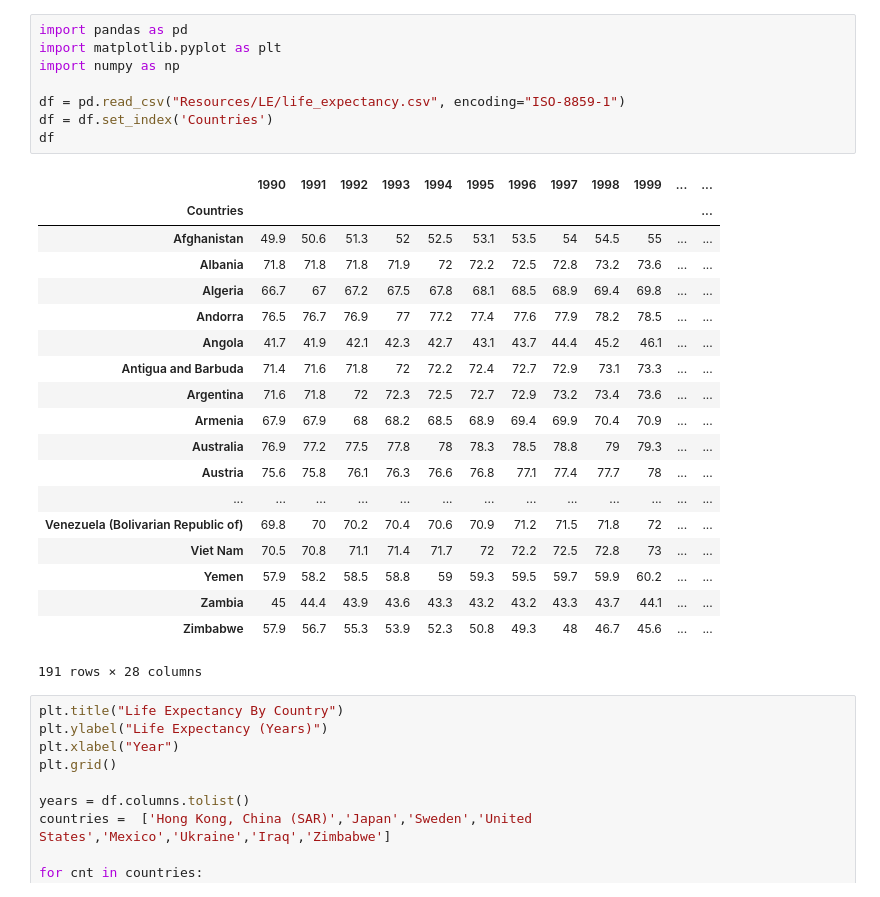
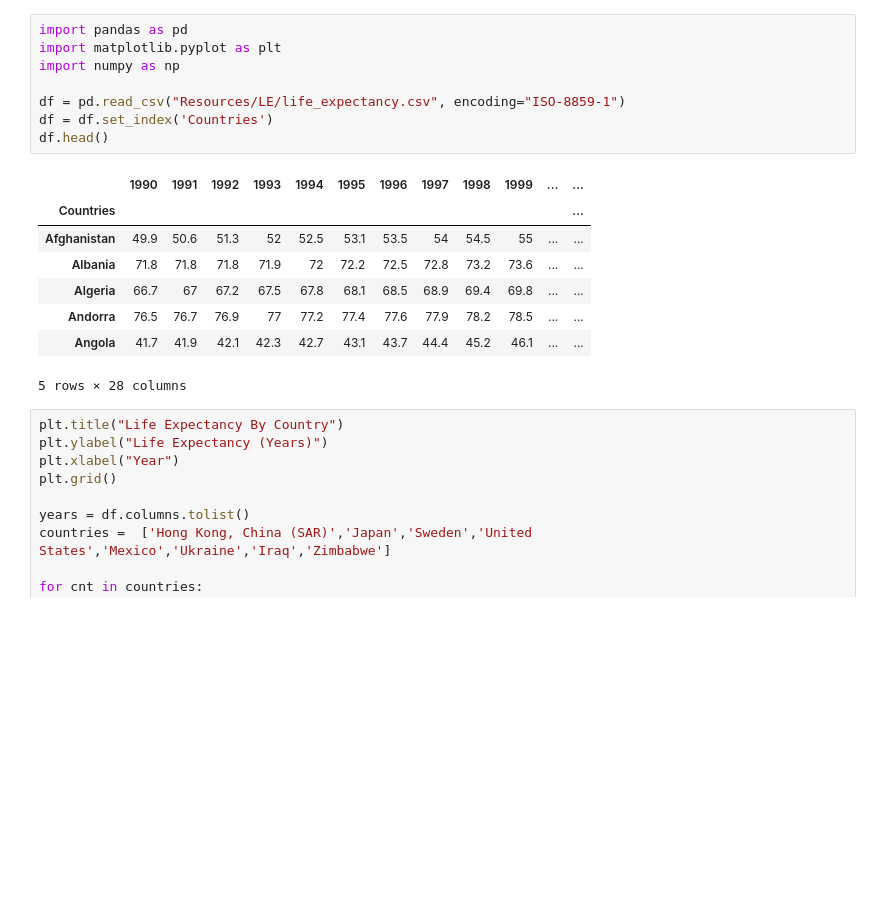
Before and after one commit to mikequaltrium/TecDataProject1Clean, a Jupyter notebook: ChartsAndPlots.ipynb, the cells around one changed output. Drawn from its saved outputs; the diff is of its cells as text; blank space fills up the shorter version.

```diff
--- a/ChartsAndPlots.ipynb
+++ b/ChartsAndPlots.ipynb
@@ -1,31 +1,20 @@
 # %%
 import pandas as pd
 import matplotlib.pyplot as plt
 import numpy as np
 
 df = pd.read_csv("Resources/LE/life_expectancy.csv", encoding="ISO-8859-1")
 df = df.set_index('Countries')
-df
+df.head()
 # %% [output]
 |  | 1990 | 1991 | 1992 | 1993 | 1994 | 1995 | 1996 | 1997 | 1998 | 1999 | ... | ... |
 | Countries |  |  |  |  |  |  |  |  |  |  |  | ... |
 | Afghanistan | 49.9 | 50.6 | 51.3 | 52 | 52.5 | 53.1 | 53.5 | 54 | 54.5 | 55 | ... | ... |
 | Albania | 71.8 | 71.8 | 71.8 | 71.9 | 72 | 72.2 | 72.5 | 72.8 | 73.2 | 73.6 | ... | ... |
 | Algeria | 66.7 | 67 | 67.2 | 67.5 | 67.8 | 68.1 | 68.5 | 68.9 | 69.4 | 69.8 | ... | ... |
 | Andorra | 76.5 | 76.7 | 76.9 | 77 | 77.2 | 77.4 | 77.6 | 77.9 | 78.2 | 78.5 | ... | ... |
 | Angola | 41.7 | 41.9 | 42.1 | 42.3 | 42.7 | 43.1 | 43.7 | 44.4 | 45.2 | 46.1 | ... | ... |
-| Antigua and Barbuda | 71.4 | 71.6 | 71.8 | 72 | 72.2 | 72.4 | 72.7 | 72.9 | 73.1 | 73.3 | ... | ... |
-| Argentina | 71.6 | 71.8 | 72 | 72.3 | 72.5 | 72.7 | 72.9 | 73.2 | 73.4 | 73.6 | ... | ... |
-| Armenia | 67.9 | 67.9 | 68 | 68.2 | 68.5 | 68.9 | 69.4 | 69.9 | 70.4 | 70.9 | ... | ... |
-| Australia | 76.9 | 77.2 | 77.5 | 77.8 | 78 | 78.3 | 78.5 | 78.8 | 79 | 79.3 | ... | ... |
-| Austria | 75.6 | 75.8 | 76.1 | 76.3 | 76.6 | 76.8 | 77.1 | 77.4 | 77.7 | 78 | ... | ... |
-| ... | ... | ... | ... | ... | ... | ... | ... | ... | ... | ... | ... | ... |
-| Venezuela (Bolivarian Republic of) | 69.8 | 70 | 70.2 | 70.4 | 70.6 | 70.9 | 71.2 | 71.5 | 71.8 | 72 | ... | ... |
-| Viet Nam | 70.5 | 70.8 | 71.1 | 71.4 | 71.7 | 72 | 72.2 | 72.5 | 72.8 | 73 | ... | ... |
-| Yemen | 57.9 | 58.2 | 58.5 | 58.8 | 59 | 59.3 | 59.5 | 59.7 | 59.9 | 60.2 | ... | ... |
-| Zambia | 45 | 44.4 | 43.9 | 43.6 | 43.3 | 43.2 | 43.2 | 43.3 | 43.7 | 44.1 | ... | ... |
-| Zimbabwe | 57.9 | 56.7 | 55.3 | 53.9 | 52.3 | 50.8 | 49.3 | 48 | 46.7 | 45.6 | ... | ... |
-191 rows × 28 columns
+5 rows × 28 columns
 # %%
 plt.title("Life Expectancy By Country")
 plt.ylabel("Life Expectancy (Years)")
```
Also changed, not shown: parts of 1 cell of this notebook, 4 other files.
